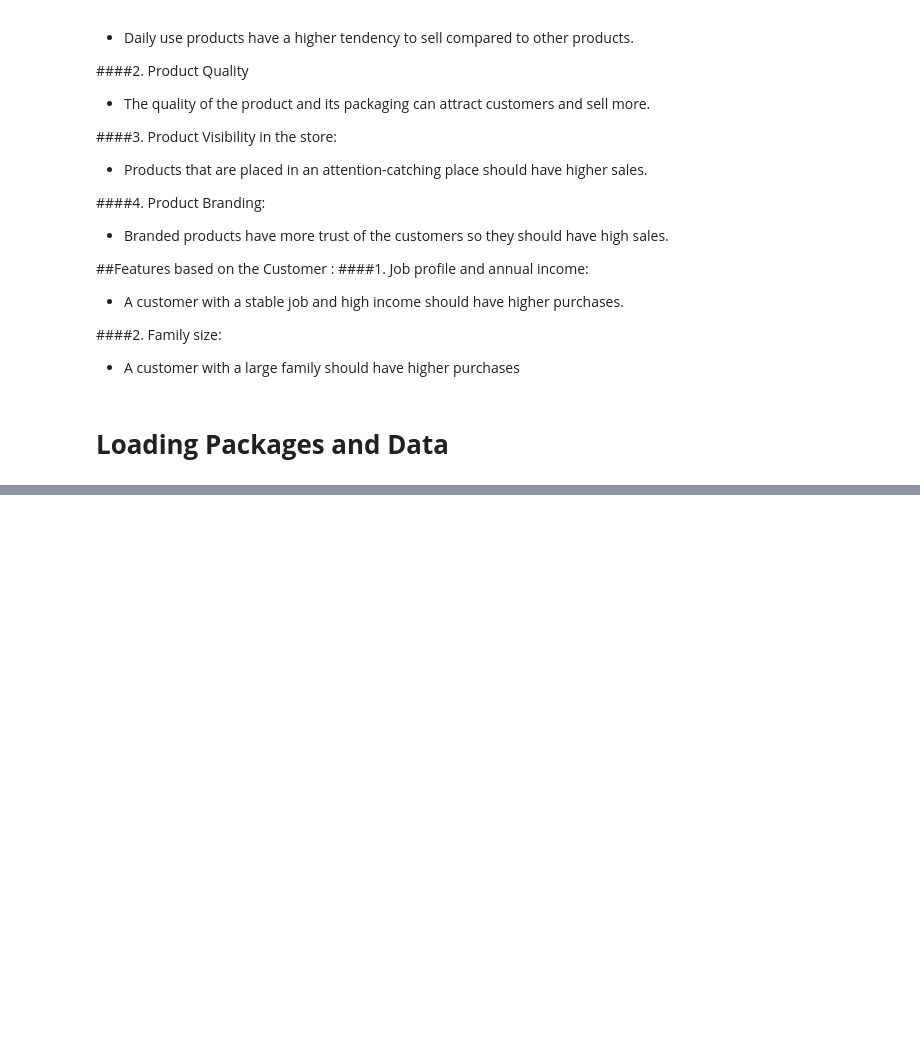
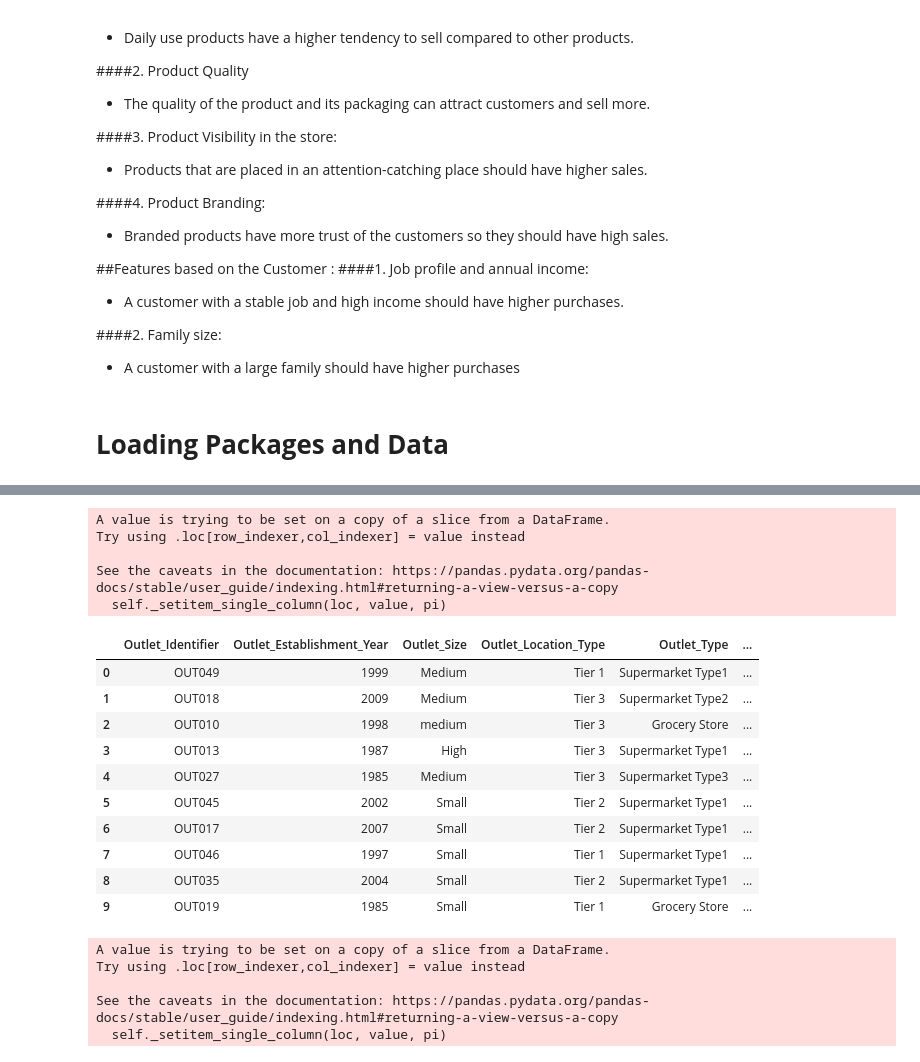
Before and after one commit to ABDELLAH-Hallou/BigMart-outlet-sales-prediction, a Jupyter notebook: BigMart_outlet_sales_prediction.ipynb, the cells around one changed output, grey strips where cells are left out. Saved outputs shown, nothing was run; the diff lists cells and outputs as text; code cells hidden in the pictures; blank space fills up the shorter version.

```diff
--- a/BigMart_outlet_sales_prediction.ipynb
+++ b/BigMart_outlet_sales_prediction.ipynb
@@ -107,0 +178,8 @@ BigMartTrainData
+# %%
+newItem_Outlet_Sales = pd.DataFrame(data=storeDf.groupby(['Outlet_Identifier'])['Item_Outlet_Sales'].sum())
+originalItem_Outlet_Sales = storeDf.pop('Item_Outlet_Sales')
+storeDf = storeDf.drop_duplicates()
+# reindexing after droping duplicate rows
+storeDf.reset_index(drop=True, inplace=True)
+storeDf['Item_Outlet_Sales']=newItem_Outlet_Sales.Item_Outlet_Sales.to_list()
+storeDf.set_index('Outlet_Identifier')
@@ -107,0 +203,35 @@ BigMartTrainData
+# %%
+# handle missing values manualy
+storeDf.loc[(storeDf['Outlet_Location_Type'] == 'Tier 3') & (storeDf['Outlet_Size'].isnull()),'Outlet_Size'] = 'medium'
+storeDf.loc[(storeDf['Outlet_Location_Type'] == 'Tier 1') & (storeDf['Outlet_Size'].isnull()),'Outlet_Size'] = 'Small'
+storeDf.loc[(storeDf['Outlet_Location_Type'] == 'Tier 2') & (storeDf['Outlet_Size'].isnull()),'Outlet_Size'] = 'Small'
+storeDf
+# %% [output]
+A value is trying to be set on a copy of a slice from a DataFrame.
+Try using .loc[row_indexer,col_indexer] = value instead
+
+See the caveats in the documentation: https://pandas.pydata.org/pandas-docs/stable/user_guide/indexing.html#returning-a-view-versus-a-copy
+  self._setitem_single_column(loc, value, pi)
+|  | Outlet_Identifier | Outlet_Establishment_Year | Outlet_Size | Outlet_Location_Type | Outlet_Type | ... |
+| 0 | OUT049 | 1999 | Medium | Tier 1 | Supermarket Type1 | ... |
+| 1 | OUT018 | 2009 | Medium | Tier 3 | Supermarket Type2 | ... |
+| 2 | OUT010 | 1998 | medium | Tier 3 | Grocery Store | ... |
+| 3 | OUT013 | 1987 | High | Tier 3 | Supermarket Type1 | ... |
+| 4 | OUT027 | 1985 | Medium | Tier 3 | Supermarket Type3 | ... |
+| 5 | OUT045 | 2002 | Small | Tier 2 | Supermarket Type1 | ... |
+| 6 | OUT017 | 2007 | Small | Tier 2 | Supermarket Type1 | ... |
+| 7 | OUT046 | 1997 | Small | Tier 1 | Supermarket Type1 | ... |
+| 8 | OUT035 | 2004 | Small | Tier 2 | Supermarket Type1 | ... |
+| 9 | OUT019 | 1985 | Small | Tier 1 | Grocery Store | ... |
+# %%
+Supermarket = "Supermarket"
+GroceryStore = "Grocery Store"
+
+storeDf.loc[storeDf['Outlet_Type'].str.startswith('S'), 'Outlet_Type'] = Supermarket
+storeDf.loc[storeDf['Outlet_Type'].str.startswith('G'), 'Outlet_Type'] = GroceryStore
+# %% [output]
+A value is trying to be set on a copy of a slice from a DataFrame.
+Try using .loc[row_indexer,col_indexer] = value instead
+
+See the caveats in the documentation: https://pandas.pydata.org/pandas-docs/stable/user_guide/indexing.html#returning-a-view-versus-a-copy
+  self._setitem_single_column(loc, value, pi)
```
Also changed, not shown: parts of 18 cells of this notebook.
